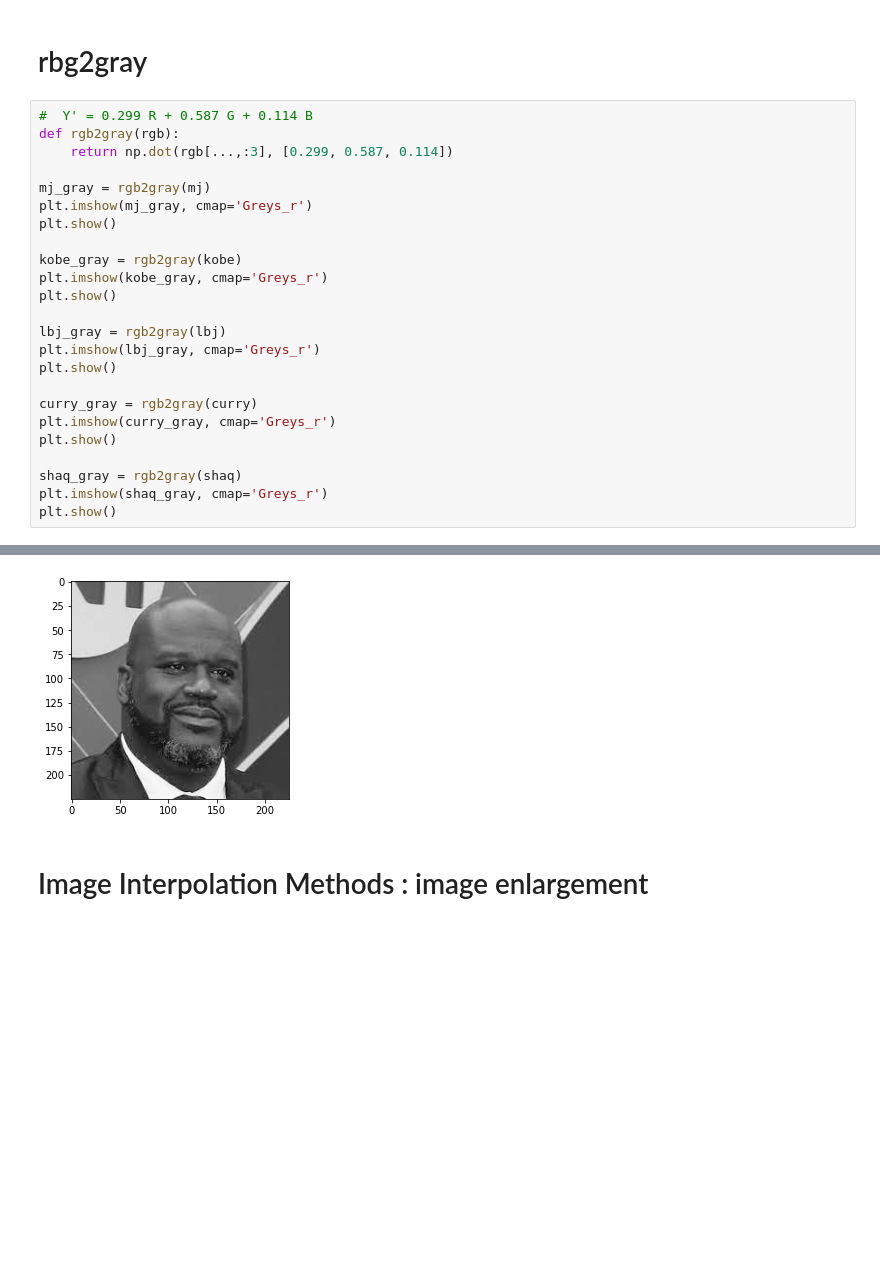
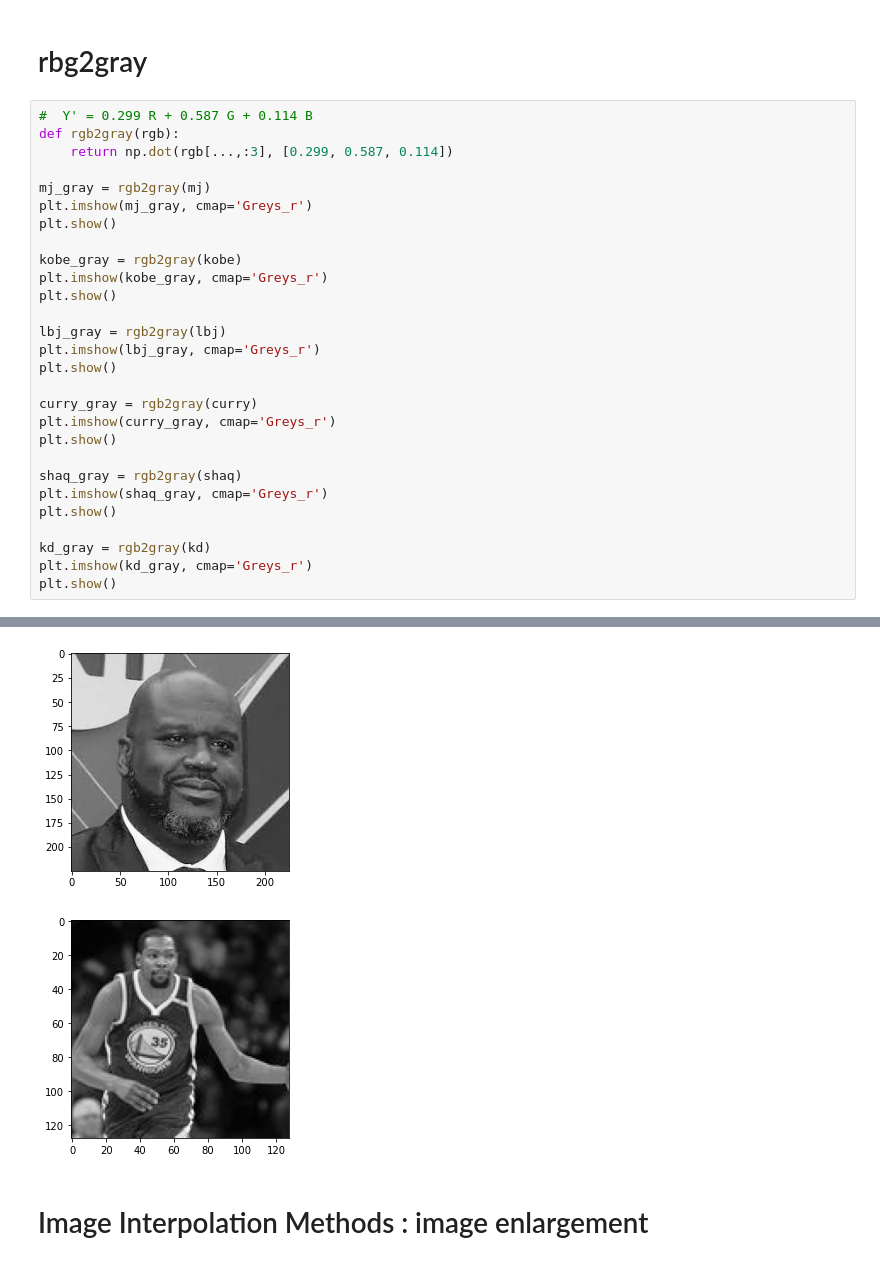
Before and after one commit to frankye1000/NYCU-ImageProcessing, a Jupyter notebook: HW1/HW1.ipynb, the cells around one changed output, grey strips where cells are left out. Cells and saved outputs as stored; diff of their text form; blank space fills up the shorter version.

```diff
--- a/HW1/HW1.ipynb
+++ b/HW1/HW1.ipynb
@@ -75,33 +64,38 @@ plt.show()
 # %%
 #  Y' = 0.299 R + 0.587 G + 0.114 B
 def rgb2gray(rgb):
     return np.dot(rgb[...,:3], [0.299, 0.587, 0.114])
 
 mj_gray = rgb2gray(mj)
 plt.imshow(mj_gray, cmap='Greys_r')
 plt.show()
 
 kobe_gray = rgb2gray(kobe)
 plt.imshow(kobe_gray, cmap='Greys_r')
 plt.show()
 
 lbj_gray = rgb2gray(lbj)
 plt.imshow(lbj_gray, cmap='Greys_r')
 plt.show()
 
 curry_gray = rgb2gray(curry)
 plt.imshow(curry_gray, cmap='Greys_r')
 plt.show()
 
 shaq_gray = rgb2gray(shaq)
 plt.imshow(shaq_gray, cmap='Greys_r')
 plt.show()
+
+kd_gray = rgb2gray(kd)
+plt.imshow(kd_gray, cmap='Greys_r')
+plt.show()
 # %% [output]
 [figure]
 [figure]
 [figure]
 [figure]
 [figure]
+[figure, added]
 # %% [markdown]
 # Image Interpolation Methods : image enlargement
 # %% [markdown]
```
Also changed, not shown: parts of 13 cells of this notebook, 1 other file.
